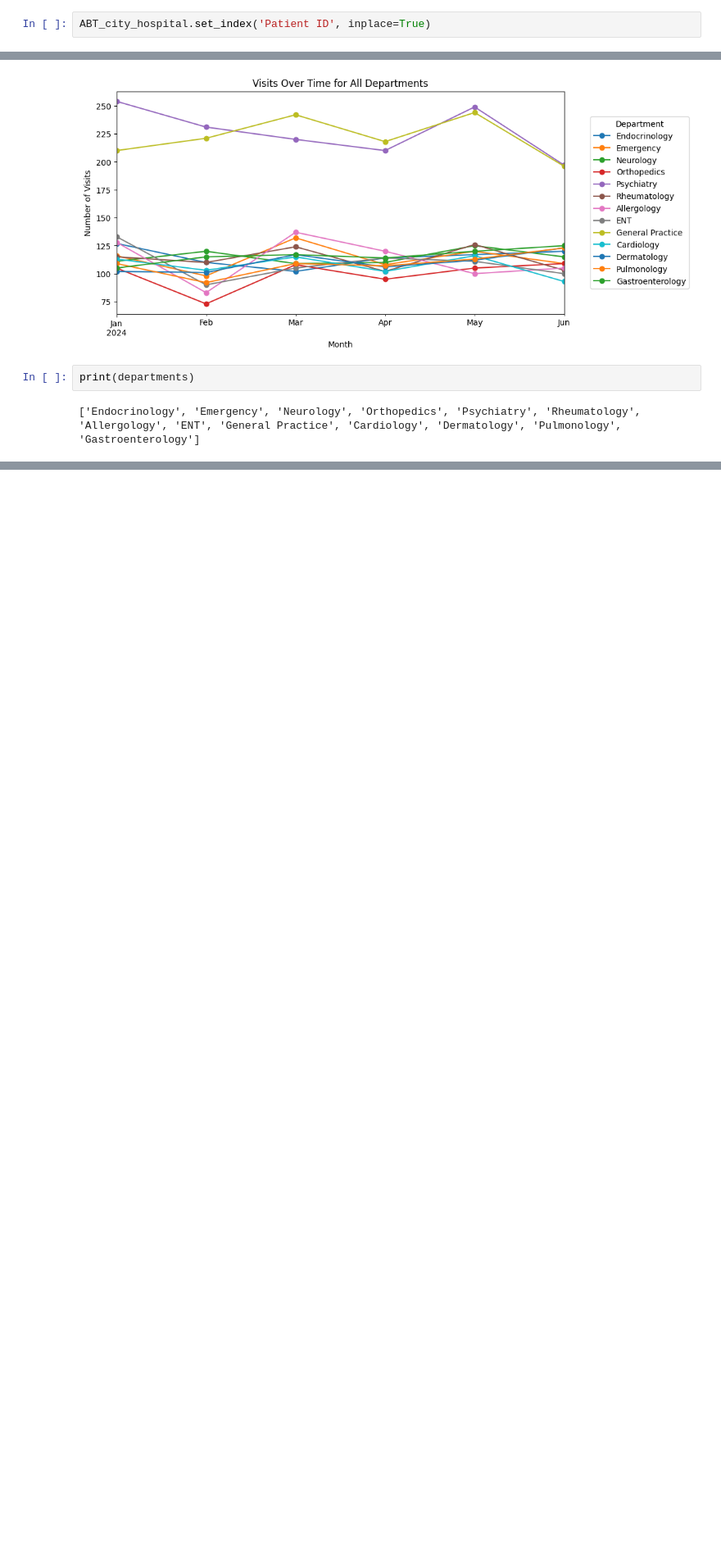
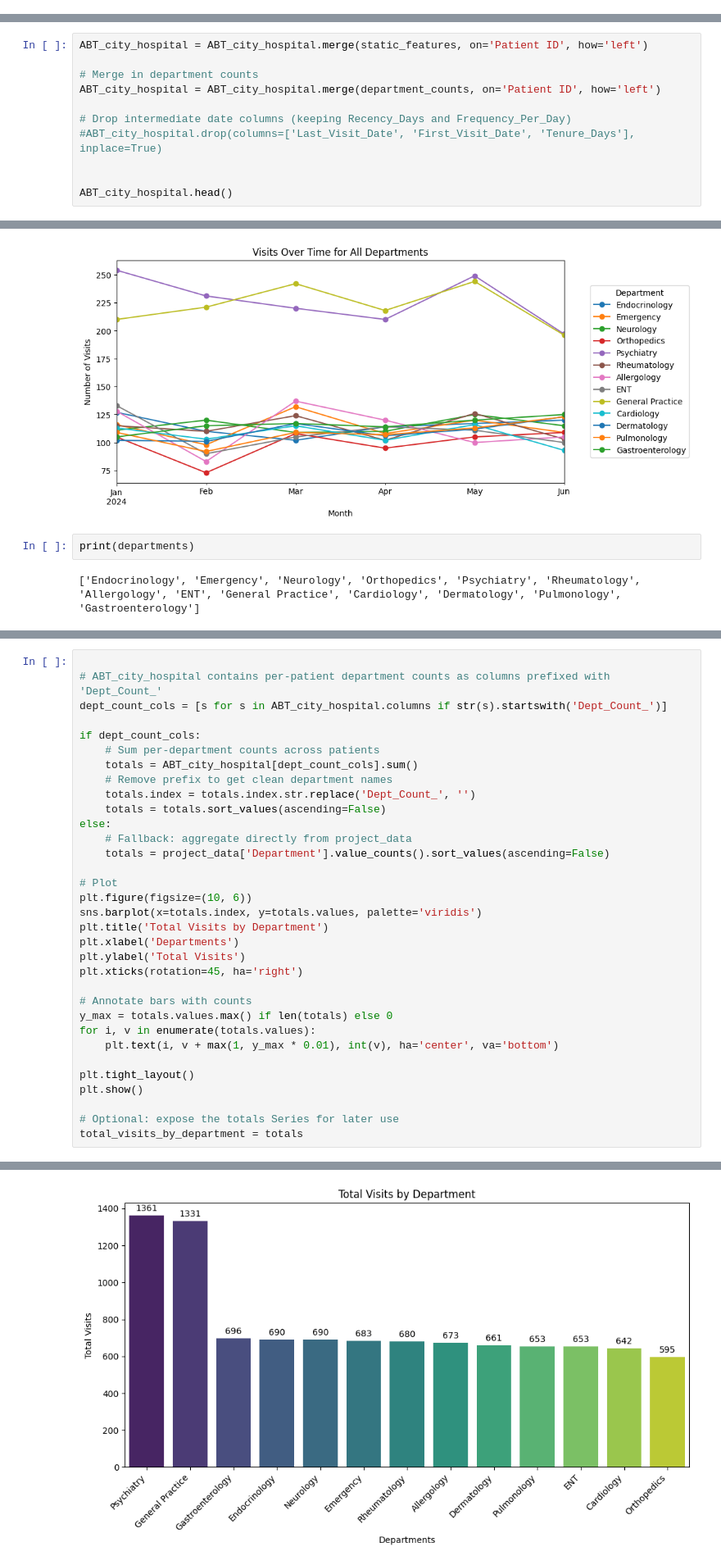
Before and after one commit to gugaffranco/datapreprocessing, a Jupyter notebook: G08 - Code.ipynb, the cells around one changed output, grey strips where cells are left out. Shown at 82% size. Saved outputs shown, nothing was run; the diff lists cells and outputs as text; blank space fills up the shorter version.

```diff
--- a/G08 - Code.ipynb
+++ b/G08 - Code.ipynb
@@ -562,2 +341,0 @@ ABT_city_hospital.head()
-# %%
-ABT_city_hospital.set_index('Patient ID', inplace=True)
@@ -604,0 +342,11 @@ memory usage: 130.2 KB
+# %%
+ABT_city_hospital = ABT_city_hospital.merge(static_features, on='Patient ID', how='left')
+
+# Merge in department counts
+ABT_city_hospital = ABT_city_hospital.merge(department_counts, on='Patient ID', how='left')
+
+# Drop intermediate date columns (keeping Recency_Days and Frequency_Per_Day)
+#ABT_city_hospital.drop(columns=['Last_Visit_Date', 'First_Visit_Date', 'Tenure_Days'], inplace=True)
+
+
+ABT_city_hospital.head()
@@ -726,0 +426,34 @@ Visit_Month
+# %%
+
+# ABT_city_hospital contains per-patient department counts as columns prefixed with 'Dept_Count_'
+dept_count_cols = [s for s in ABT_city_hospital.columns if str(s).startswith('Dept_Count_')]
+
+if dept_count_cols:
+    # Sum per-department counts across patients
+    totals = ABT_city_hospital[dept_count_cols].sum()
+    # Remove prefix to get clean department names
+    totals.index = totals.index.str.replace('Dept_Count_', '')
+    totals = totals.sort_values(ascending=False)
+else:
+    # Fallback: aggregate directly from project_data
+    totals = project_data['Department'].value_counts().sort_values(ascending=False)
+
+# Plot
+plt.figure(figsize=(10, 6))
+sns.barplot(x=totals.index, y=totals.values, palette='viridis')
+plt.title('Total Visits by Department')
+plt.xlabel('Departments')
+plt.ylabel('Total Visits')
+plt.xticks(rotation=45, ha='right')
+
+# Annotate bars with counts
+y_max = totals.values.max() if len(totals) else 0
+for i, v in enumerate(totals.values):
+    plt.text(i, v + max(1, y_max * 0.01), int(v), ha='center', va='bottom')
+
+plt.tight_layout()
+plt.show()
+
+# Optional: expose the totals Series for later use
+total_visits_by_department = totals
+# %% [output]
@@ -726,0 +463 @@ Visit_Month
+[figure, added]
```
Also changed, not shown: parts of 56 cells of this notebook.
